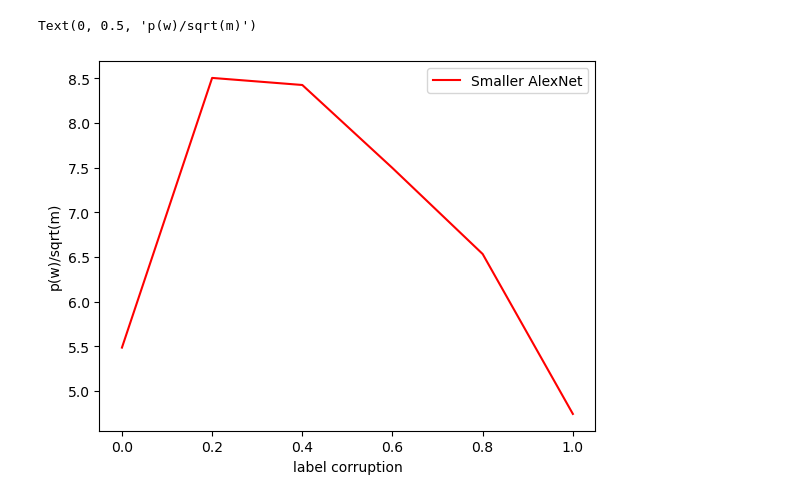
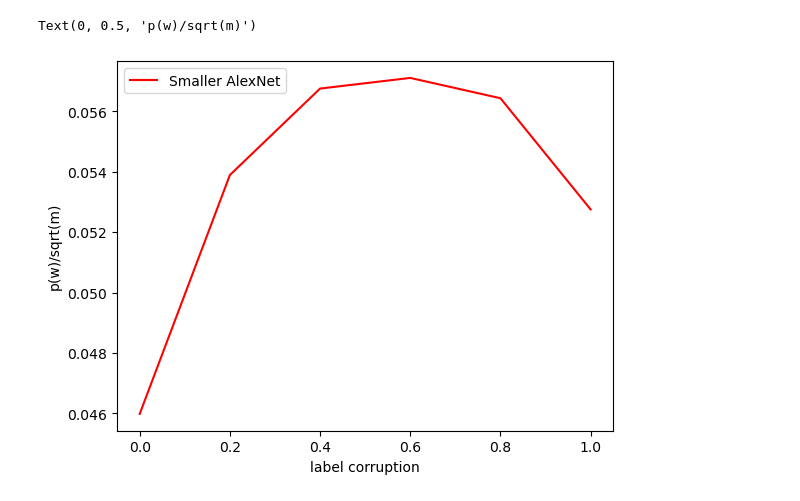
Before and after one commit to wsshen/MachineLearning, a Jupyter notebook: CIFAR/norm_plot.ipynb, the cells around one changed output. Saved outputs shown, nothing was run; the diff lists cells and outputs as text; code cells hidden in the pictures.

```diff
--- a/CIFAR/norm_plot.ipynb
+++ b/CIFAR/norm_plot.ipynb
@@ -11,7 +12,7 @@ import torch.nn as nn
 class ConvPool(nn.Module):
     def __init__(self,input_channel,output_channel,kernel_size,stride,padding):
         super(ConvPool, self).__init__()
-        self.conv = nn.Conv2d(input_channel, output_channel, kernel_size=kernel_size, stride=stride, padding=padding)
+        self.conv = weight_norm(nn.Conv2d(input_channel, output_channel, kernel_size=kernel_size, stride=stride, padding=padding,bias=False))
         # self.batchnorm = nn.BatchNorm2d(output_channel)
         self.max = nn.MaxPool2d(3, stride=2,padding=0)
 
@@ -59,9 +60,9 @@ class AlexnetSmaller(nn.Module):
         # self.conv4 = ConvPool(64,64,3,1,1)
         # self.conv5 = Conv(64,128,3,1,1)
         # self.conv6 = ConvPool(128,128,3,1,1)
-        # self.fc1 = fullconnect(1024,192)
+        # self.fc1 = fullconnect(9216,192)
 
-        self.fc1 = nn.Linear(1024, 10)  # 10-way classification
+        self.fc1 = nn.Linear(1024, 10,bias=False)  # 10-way classification
 
     def forward(self, x):
         x = self.conv1(x)
@@ -370,12 +378,12 @@ sub_folder00 = ['true_labels_12-03-2024_19-01-03',
 
 #               'corrupt_labels_100_12-07-2024_22-48-25']
 # %%
-sub_folder01 = ['true_labels_12-03-2024_19-00-34',
-              'corrupt_labels_20_12-03-2024_19-00-33',
-              'corrupt_labels_40_12-03-2024_19-00-33',
-              'corrupt_labels_60_12-03-2024_19-00-32',
-              'corrupt_labels_80_12-03-2024_19-00-38',
-              'random_labels_12-02-2024_17-21-21']
+# sub_folder01 = ['true_labels_12-03-2024_19-00-34',
+#               'corrupt_labels_20_12-03-2024_19-00-33',
+#               'corrupt_labels_40_12-03-2024_19-00-33',
+#               'corrupt_labels_60_12-03-2024_19-00-32',
+#               'corrupt_labels_80_12-03-2024_19-00-38',
+#               'random_labels_12-02-2024_17-21-21']
 
 # sub_folder01 = ['true_labels_12-06-2024_17-32-40',
 #               'corrupt_labels_20_12-06-2024_17-32-28',
@@ -470,7 +478,7 @@ Text(0.5, 1.0, 'smaller AlexNet model')
 errors = []
 plt.figure()
 for i in range(len(sub_folder00)):
-    file_results = 'file4999.pkl'
+    file_results = 'file4990.pkl'
     directory = dir00 + os.sep + sub_folder00[i]
     results_dir = directory + os.sep + file_results
     with open(results_dir,'rb') as f:
@@ -639,6 +649,7 @@ plt.title('small AlexNet model')
 plt.figure()
 norm = np.ones(len(sub_folder00))
 for i in range(len(sub_folder00)):
+    print(i)
     directory = dir00 + os.sep + sub_folder00[i]
     weights_dir = directory + os.sep + file_weights
     model = AlexnetSmaller(3)
@@ -646,18 +657,35 @@ for i in range(len(sub_folder00)):
     model.load_state_dict(checkpoint['model_state_dict'])
 
     for layer in model.children():
-        layer_sum = 0
+        # layer_sum = 0
+        if isinstance(layer,nn.Linear):
+            original_weights = layer.state_dict()['weight']
+        else:
+            weight_g = layer.state_dict()['conv.parametrizations.weight.original0']
+            weight_v = layer.state_dict()['conv.parametrizations.weight.original1']
 
-        for name,param in layer.named_parameters():
-            # if isinstance(layer,nn.Linear):
-            #     layer_sum = np.linalg.norm(torch.detach(param).numpy(), ord=2)
-            # else:
-            print(name)
-            layer_sum += np.sum(torch.detach(param).numpy()**2)
-        if layer_sum == 0:
-            layer_sum =1
+            v_norm = weight_v.norm(2, dim=1, keepdim=True)
 
-        norm[i] *= np.sqrt(layer_sum)
+            # Reconstruct the original weights
+            original_weights = weight_g * weight_v / v_norm
+            print(original_weights.shape)
+        # for name,param in layer.named_parameters():
+        #     # if isinstance(layer,nn.Linear):
+        #     #     layer_sum = np.linalg.norm(torch.detach(param).numpy(), ord=2)
+        #     # else:
+        #     print(name)
+        #     # print(torch.detach(param).numpy().shape)
+
+        #     # layer_norm = torch.norm(param,p='fro')
+        #     # weights = np.matrix.flatten(torch.detach(param).numpy())
+        #     # layer_sum += np.sum(weights**2)
+        #     # layer_sum += np.sum(torch.detach(param).numpy()**2)
+        # if layer_sum == 0:
+        #     layer_sum =1
+        layer_norm = np.sqrt(np.sum(original_weights.numpy()**2))
+        # layer_norm = torch.norm(original_weights,p='fro')
+        # norm[i] *= np.sqrt(layer_sum)
+        norm[i] = layer_norm
     print(i,norm[i])
 
 norm = norm/np.sqrt(50000)
@@ -687,5 +715,5 @@ conv.bias
 Text(0, 0.5, 'p(w)/sqrt(m)')
-[figure, old version]
+[figure, new version]
 # %%
 norm = np.ones(1)
 directory = dir00 + os.sep + sub_folder00[0]
```
Also changed, not shown: parts of 9 cells of this notebook, 5 other files.
